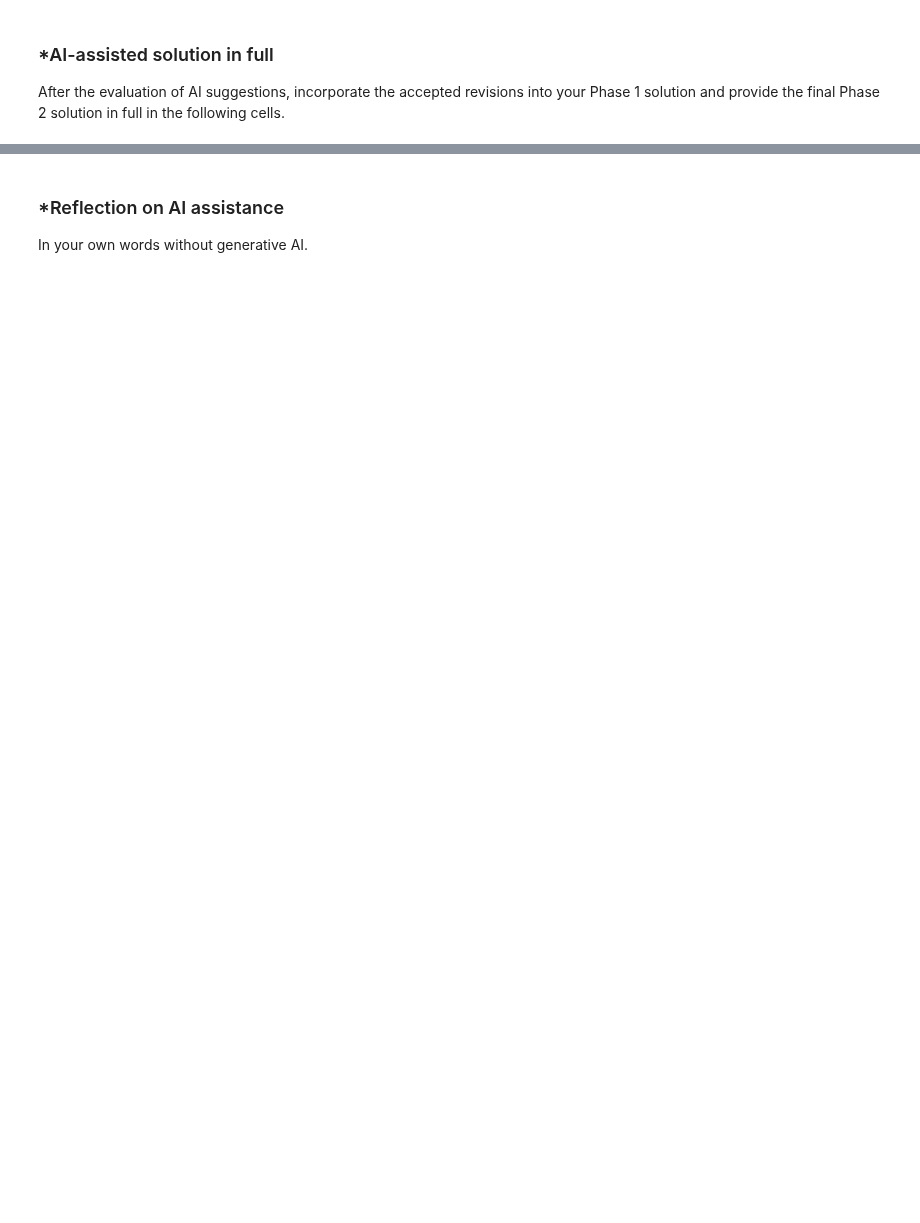
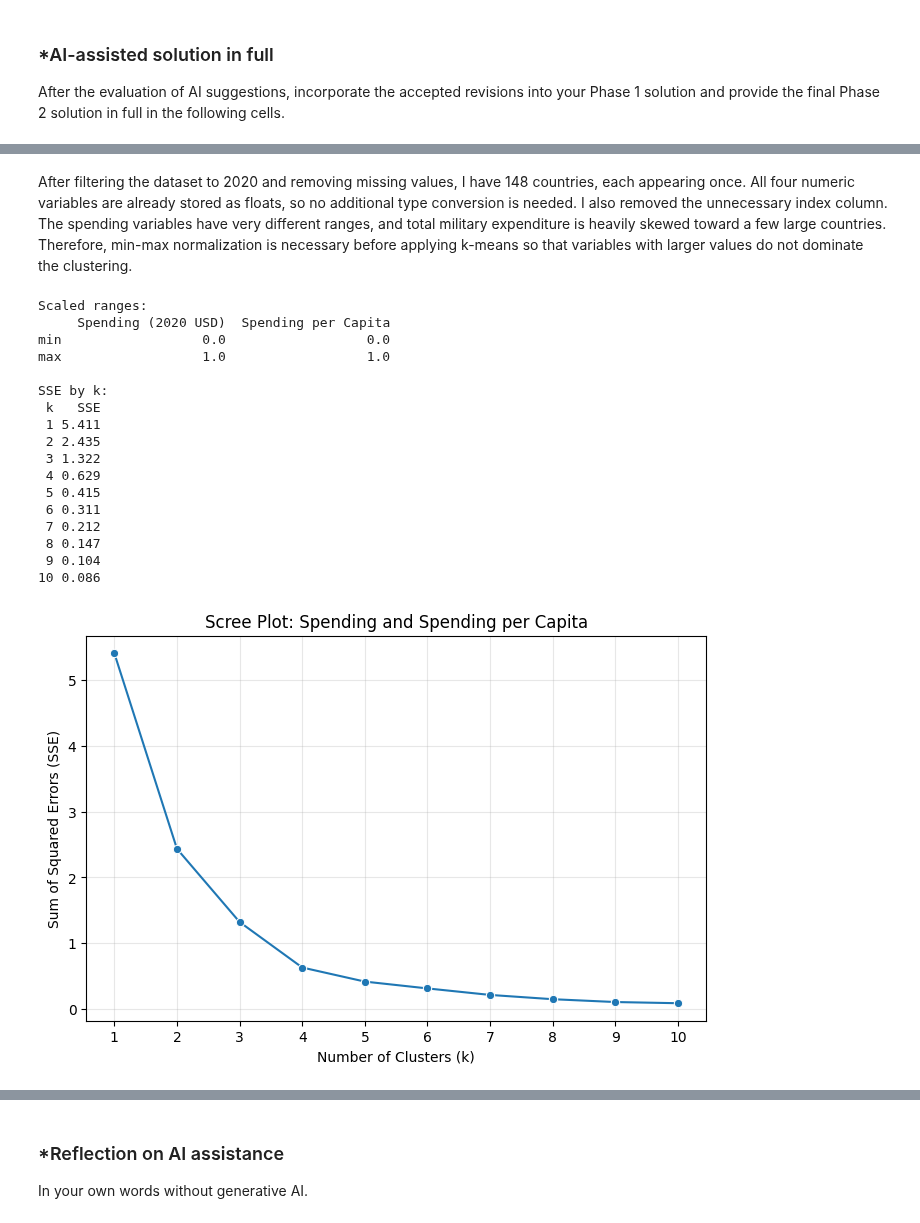
Before and after one commit to MikeMitch04/A04-clustering, a Jupyter notebook: A04_Clustering.ipynb, the cells around one changed output, grey strips where cells are left out. Saved outputs shown, nothing was run; the diff lists cells and outputs as text; code cells hidden in the pictures; blank space fills up the shorter version.

```diff
--- a/A04_Clustering.ipynb
+++ b/A04_Clustering.ipynb
@@ -555,0 +722,55 @@ After the evaluation of AI suggestions, incorporate the accepted revisions into
+# %% [markdown]
+After filtering the dataset to 2020 and removing missing values, I have 148 countries, each appearing once. All four numeric variables are already stored as floats, so no additional type conversion is needed. I also removed the unnecessary index column. The spending variables have very different ranges, and total military expenditure is heavily skewed toward a few large countries. Therefore, min-max normalization is necessary before applying k-means so that variables with larger values do not dominate the clustering.
+# %%
+# Question 2.2 AI-Assisted Solution (scaling and scree plot)
+
+# Max-min normalize the two spending variables
+features_a = ["Spending (2020 USD)", "Spending per Capita"]
+unscaled_a = mil.loc[:, features_a]
+
+mins_a = unscaled_a.min()
+ranges_a = unscaled_a.max() - mins_a
+X_a = (unscaled_a - mins_a) / ranges_a
+
+print("Scaled ranges:")
+print(X_a.agg(["min", "max"]), "\n")
+
+# Scree plot for k = 1 to 10
+ks = np.arange(1, 11)
+
+SSE_a = [
+    KMeans(n_clusters=k, max_iter=300, n_init=10,
+           random_state=0).fit(X_a).inertia_
+    for k in ks
+]
+
+print("SSE by k:")
+print(pd.DataFrame({"k": ks, "SSE": np.round(SSE_a, 3)}).to_string(index=False))
+
+plt.figure(figsize=(8, 5))
+sns.lineplot(x=ks, y=SSE_a, marker="o")
+plt.title("Scree Plot: Spending and Spending per Capita")
+plt.xlabel("Number of Clusters (k)")
+plt.ylabel("Sum of Squared Errors (SSE)")
+plt.xticks(ks)
+plt.grid(alpha=0.3)
+plt.show()
+# %% [output]
+Scaled ranges:
+     Spending (2020 USD)  Spending per Capita
+min                  0.0                  0.0
+max                  1.0                  1.0
+
+SSE by k:
+ k   SSE
+ 1 5.411
+ 2 2.435
+ 3 1.322
+ 4 0.629
+ 5 0.415
+ 6 0.311
+ 7 0.212
+ 8 0.147
+ 9 0.104
+10 0.086
+[figure, added]
```
Also changed, not shown: parts of 27 cells of this notebook.
